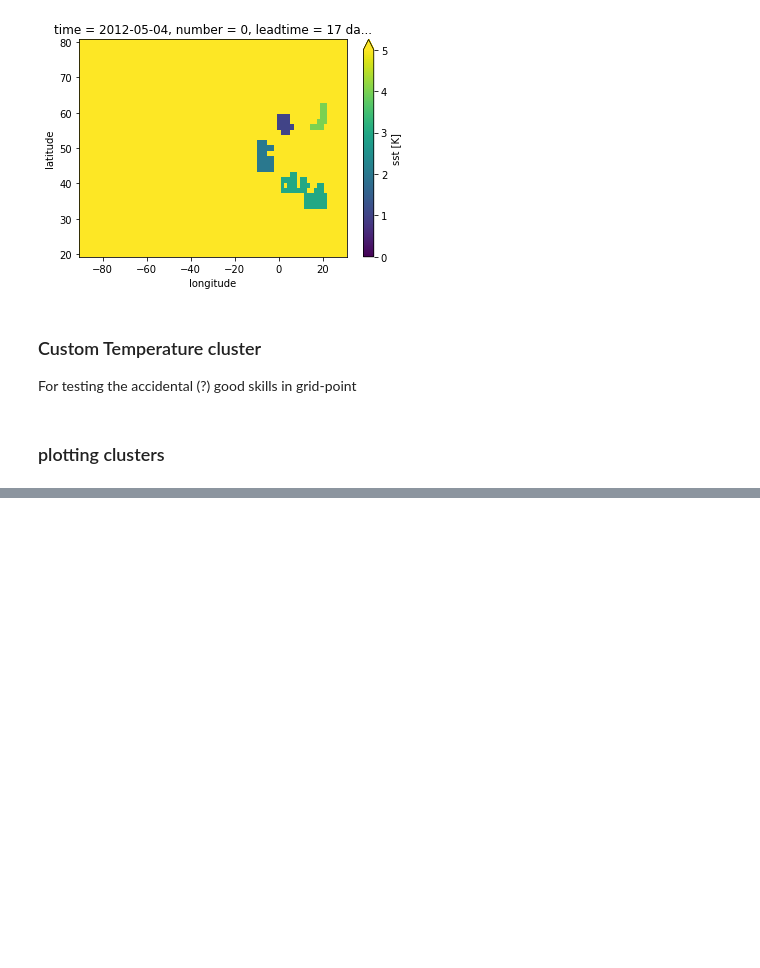
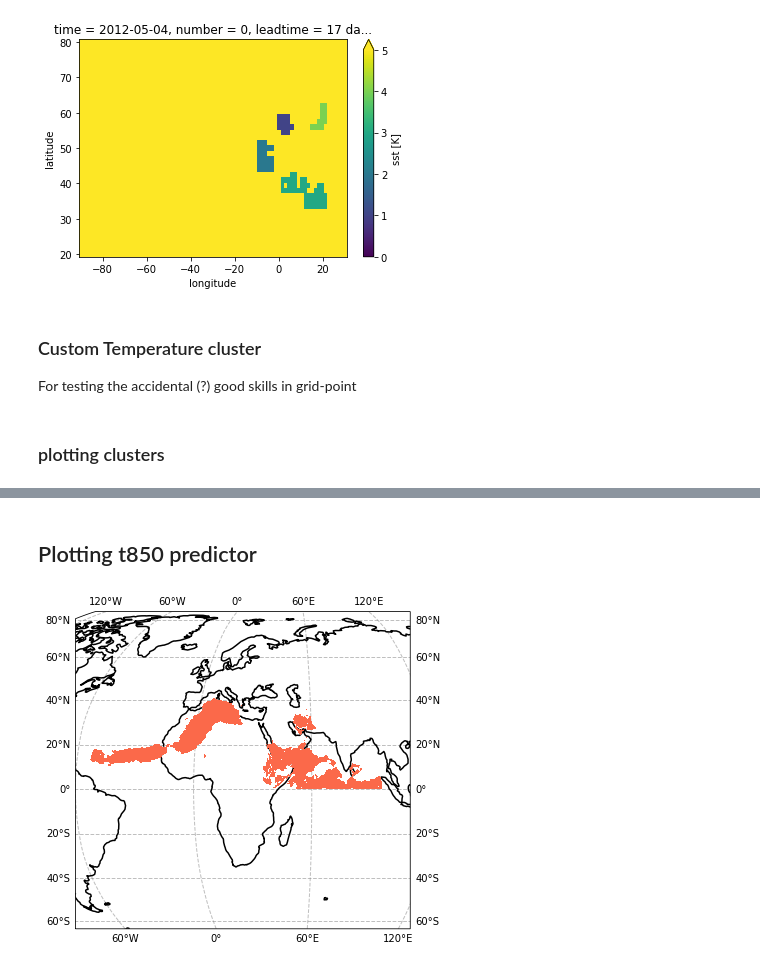
Before and after one commit to chiemvs/SubSeas, a Jupyter notebook: Custom_clusters.ipynb, the cells around one changed output, grey strips where cells are left out. Drawn from its saved outputs; the diff is of its cells as text; code cells hidden in the pictures; blank space fills up the shorter version.

```diff
--- a/Custom_clusters.ipynb
+++ b/Custom_clusters.ipynb
@@ -203,0 +205,23 @@ sea.close()
+# %% [markdown]
+## Plotting t850 predictor
+# %%
+lag = -(15 + 21)
+t850 = xr.open_dataset('/nobackup_1/users/straaten/clusters_cv_spearmanpar_varalpha_strict/t850_nhblock.21.corr.nc', decode_times= False)
+# %%
+field = t850['clustid'].sel(lag = lag, fold = 4)
+# %%
+array_crs = ccrs.PlateCarree()
+proj_crs = ccrs.Robinson(central_longitude=50)
+fig, ax = plt.subplots(subplot_kw = {'projection':proj_crs}, ncols = 1, figsize = (6,6), facecolor = 'white') # figsize = (7,3),
+#ax.add_feature(cfeature.OCEAN, zorder=0)
+#ax.add_feature(cfeature.LAND, zorder=0, color = 'olivedrab', alpha = 0.8)
+shading = 'nearest'
+ax.pcolormesh(*data_for_pcolormesh(field, shading = shading), zorder = 3, shading = shading,
+              transform = array_crs, cmap = 'Reds', vmin = -2, vmax = 2)
+gl = ax.gridlines(draw_labels=True, zorder = 1, dms=True, x_inline=False, y_inline=False, crs = ccrs.PlateCarree(),
+              linewidth=1, color='gray', alpha=0.5, linestyle='--')
+ax.coastlines(zorder = 2, lw = 1.5)
+ax.set_extent((-60,110,-10,60))
+plt.savefig(os.path.expanduser('~/Pictures/t850_region.pdf'))
+# %% [output]
+[figure, added]
```
Also changed, not shown: parts of 1 cell of this notebook, 1 other file.
